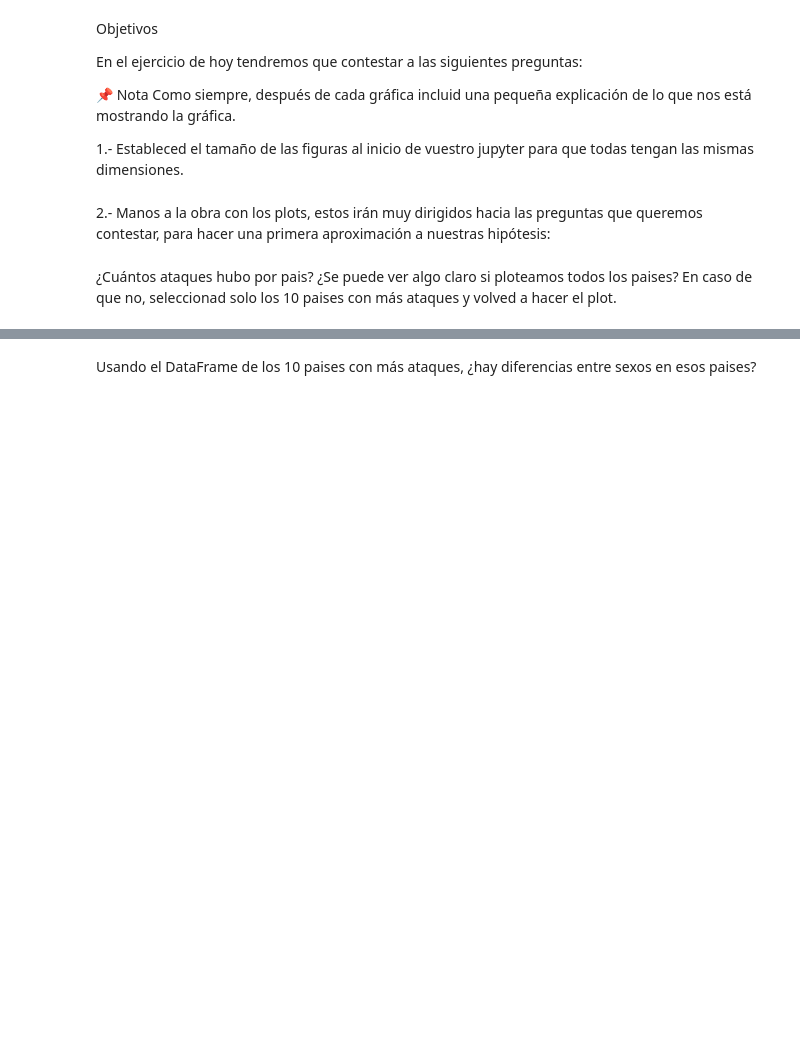
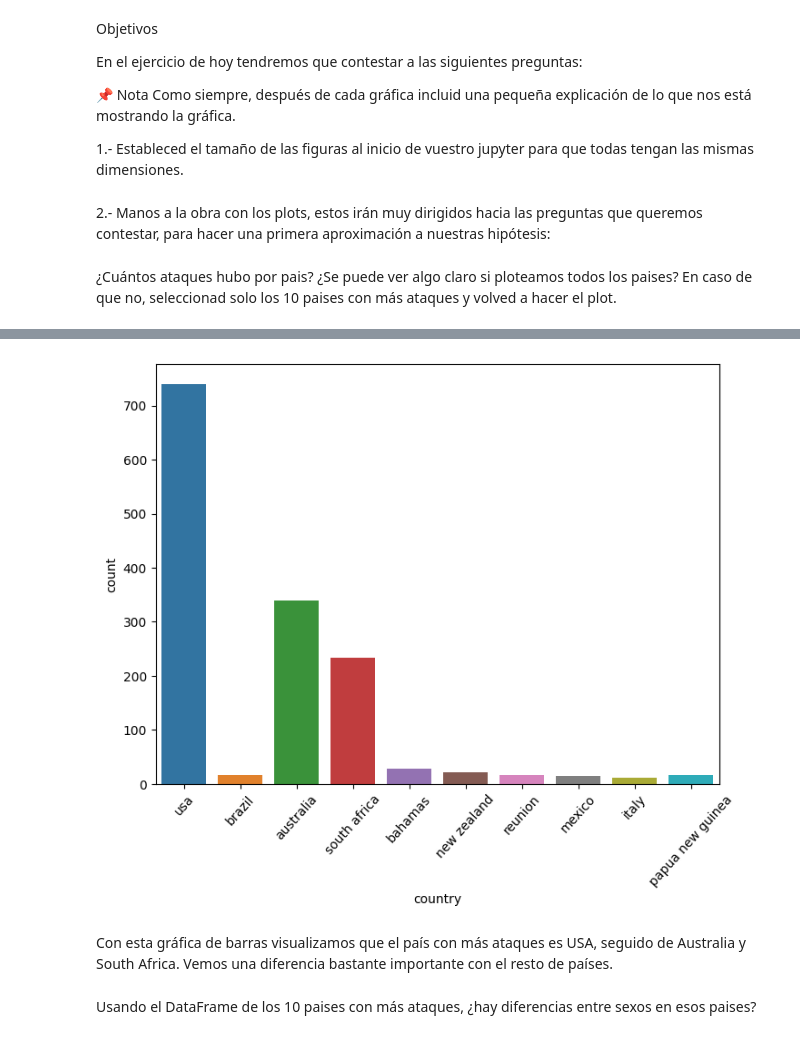
Before and after one commit to Adalab/DA-promo-c-modulo-2-sprint-2-Silvia-Pilar, a Jupyter notebook: EDA/Leccion-12-EDA-III-Analisis-Exploratorio-Grafico/EDA-III-Analisis-Exploratorio-Grafico.ipynb, the cells around one changed output, grey strips where cells are left out. Saved outputs shown, nothing was run; the diff lists cells and outputs as text; code cells hidden in the pictures; blank space fills up the shorter version.

```diff
--- a/EDA/Leccion-12-EDA-III-Analisis-Exploratorio-Grafico/EDA-III-Analisis-Exploratorio-Grafico.ipynb
+++ b/EDA/Leccion-12-EDA-III-Analisis-Exploratorio-Grafico/EDA-III-Analisis-Exploratorio-Grafico.ipynb
@@ -73,0 +109,2 @@ En el ejercicio de hoy tendremos que contestar a las siguientes preguntas:
+# %%
+df_paises = df[(df["country"].isin(["usa", "australia", "south africa", "bahamas", "new zealand", "reunion", "papua new guinea", "brazil", "mexico", "italy"]))]
@@ -74,2 +120,9 @@ En el ejercicio de hoy tendremos que contestar a las siguientes preguntas:
+# %%
+sns.countplot(data=df_paises, x="country")
+plt.xticks(rotation=48);
+# %% [output]
+[figure, added]
+# %% [markdown]
+Con esta gráfica de barras visualizamos que el país con más ataques es USA, seguido de Australia y South Africa. Vemos una diferencia bastante importante con el resto de países.
 # %% [markdown]
 Usando el DataFrame de los 10 paises con más ataques, ¿hay diferencias entre sexos en esos paises?
```
Also changed, not shown: parts of 28 cells of this notebook, 1 other file.
